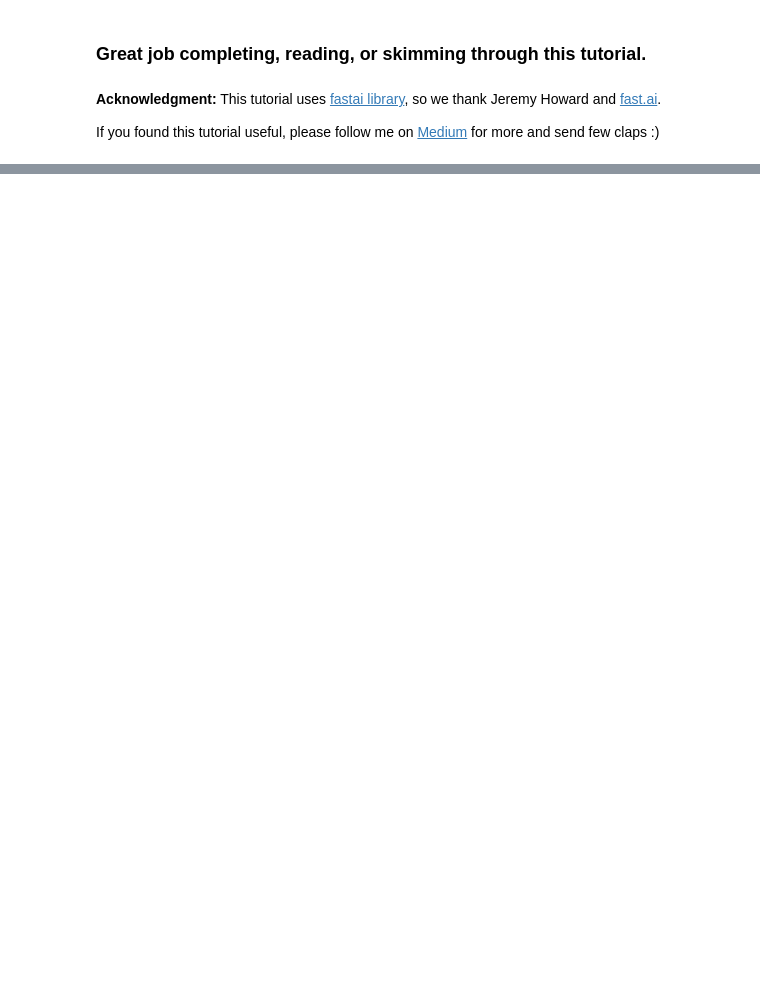
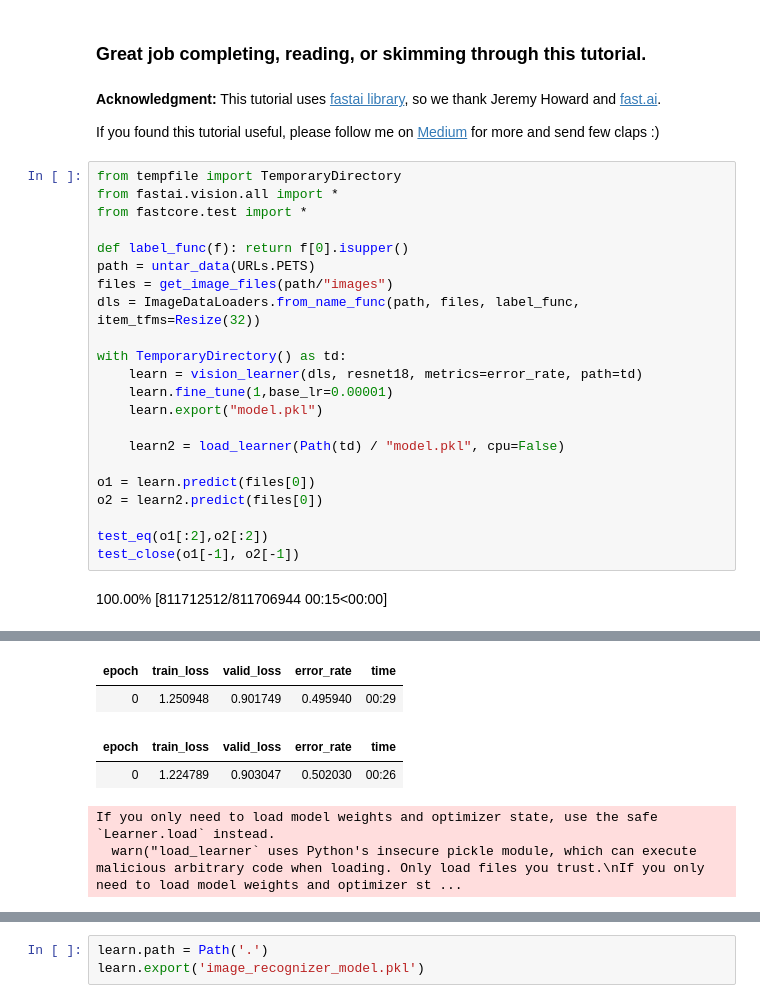
Before and after one commit to sharawayseed/Fastai-iNotes-iTutorials, a Jupyter notebook: Image_Recognizer_Tutorial.ipynb, the cells around one changed output, grey strips where cells are left out. Cells and saved outputs as stored; diff of their text form; blank space fills up the shorter version.

```diff
--- a/Image_Recognizer_Tutorial.ipynb
+++ b/Image_Recognizer_Tutorial.ipynb
@@ -235,3 +235,27 @@ It is a Roof Upblast Fans
 **Acknowledgment:** This tutorial uses [fastai library](https://docs.fast.ai/index.html), so we thank Jeremy Howard and [fast.ai](https://www.fast.ai/).
 
 If you found this tutorial useful, please follow me on [Medium](https://towardsdatascience.com/https-medium-com-drchemlal-deep-learning-tutorial-1-f94156d79802) for more and send few claps :)
+# %%
+from tempfile import TemporaryDirectory
+from fastai.vision.all import *
+from fastcore.test import *
+
+def label_func(f): return f[0].isupper()
+path = untar_data(URLs.PETS)
+files = get_image_files(path/"images")
+dls = ImageDataLoaders.from_name_func(path, files, label_func, item_tfms=Resize(32))
+
+with TemporaryDirectory() as td:
+    learn = vision_learner(dls, resnet18, metrics=error_rate, path=td)
+    learn.fine_tune(1,base_lr=0.00001)
+    learn.export("model.pkl")
+
+    learn2 = load_learner(Path(td) / "model.pkl", cpu=False)
+
+o1 = learn.predict(files[0])
+o2 = learn2.predict(files[0])
+
+test_eq(o1[:2],o2[:2])
+test_close(o1[-1], o2[-1])
+# %% [output]
+100.00% [811712512/811706944 00:15<00:00]
@@ -237,0 +263,6 @@ If you found this tutorial useful, please follow me on [Medium](https://towardsd
+| epoch | train_loss | valid_loss | error_rate | time |
+| 0 | 1.250948 | 0.901749 | 0.495940 | 00:29 |
+| epoch | train_loss | valid_loss | error_rate | time |
+| 0 | 1.224789 | 0.903047 | 0.502030 | 00:26 |
+If you only need to load model weights and optimizer state, use the safe `Learner.load` instead.
+  warn("load_learner` uses Python's insecure pickle module, which can execute malicious arbitrary code when loading. Only load files you trust.\nIf you only need to load model weights and optimizer st ...
@@ -237,0 +271,3 @@ If you found this tutorial useful, please follow me on [Medium](https://towardsd
+# %%
+learn.path = Path('.')
+learn.export('image_recognizer_model.pkl')
```
Also changed, not shown: parts of 2 cells of this notebook.
